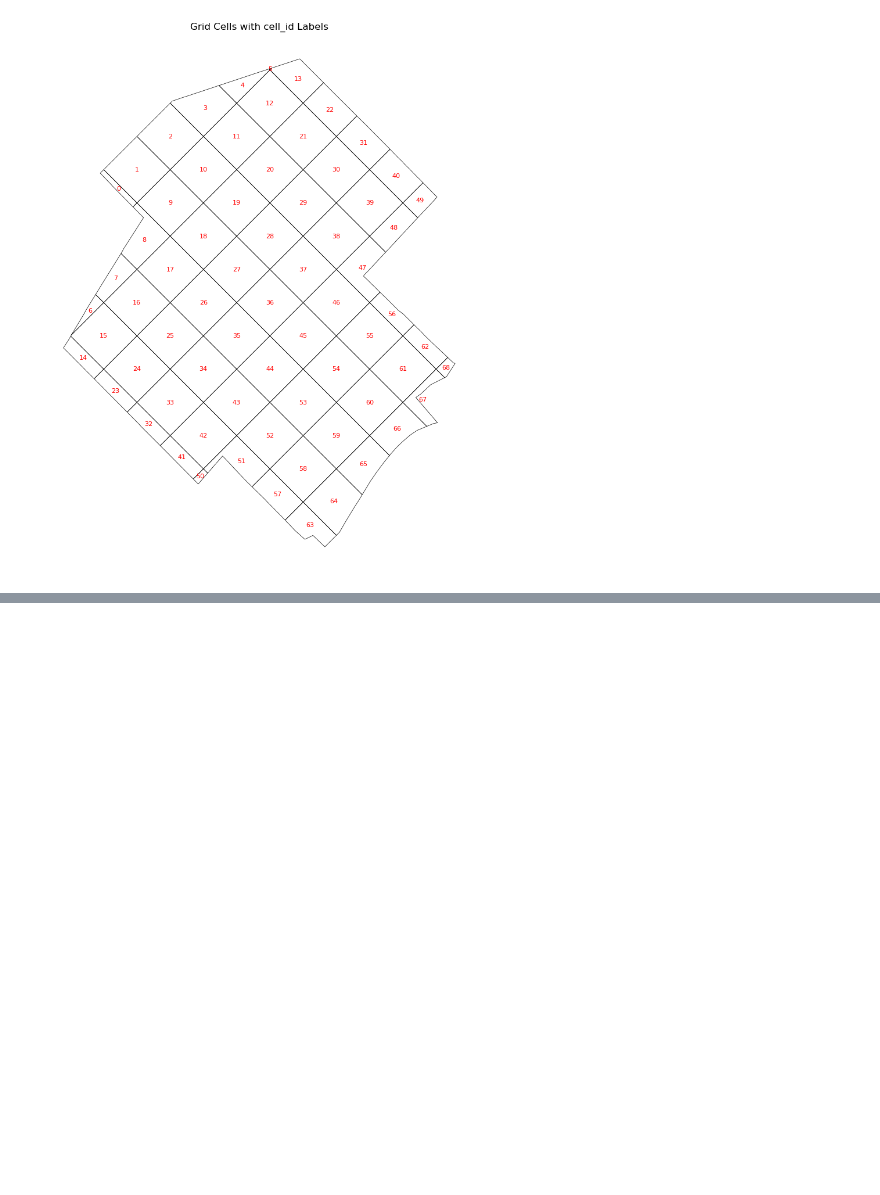
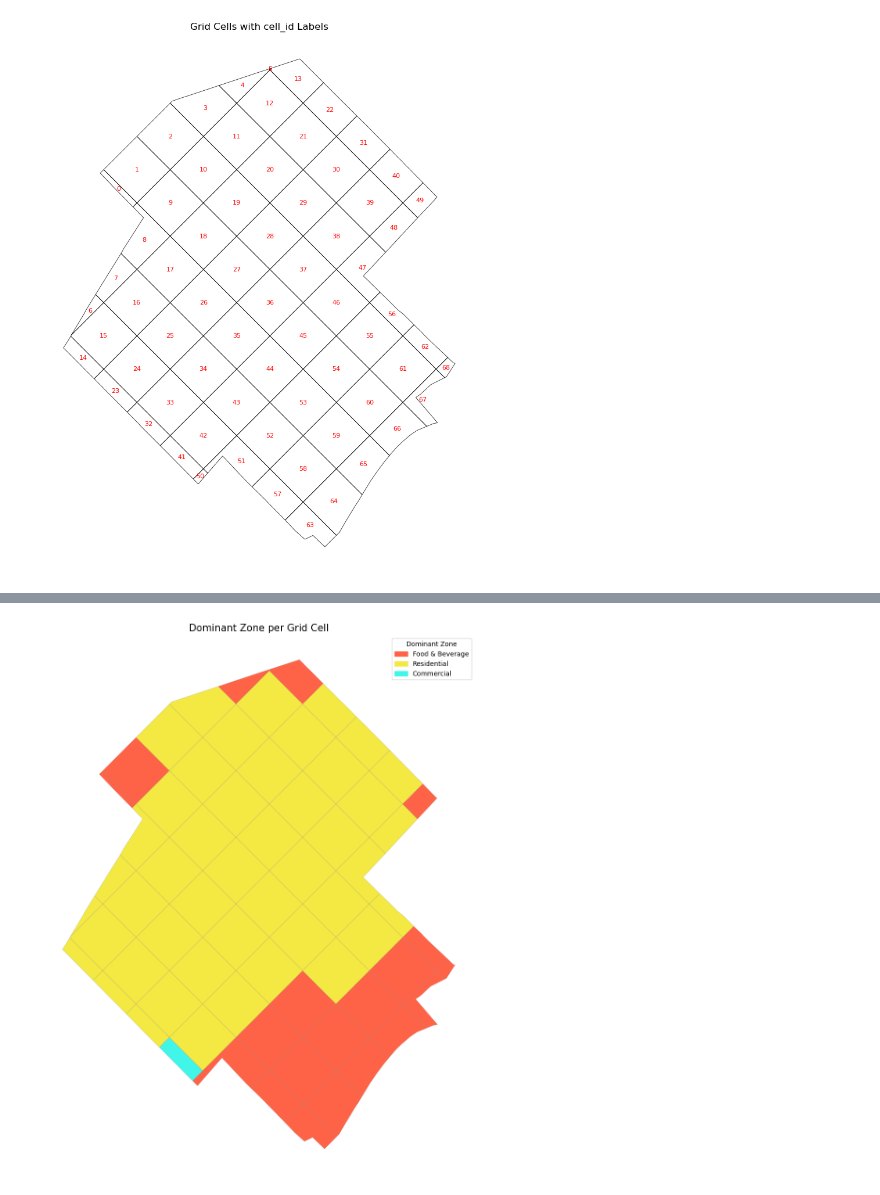
Before and after one commit to sahilyousafp/AEC_HACKATHON_BIG, a Jupyter notebook: OSM_data.ipynb, the cells around one changed output, grey strips where cells are left out. Saved outputs shown, nothing was run; the diff lists cells and outputs as text; code cells hidden in the pictures; blank space fills up the shorter version.

```diff
--- a/OSM_data.ipynb
+++ b/OSM_data.ipynb
@@ -570,0 +535,37 @@ plt.show()
+# %%
+import matplotlib.pyplot as plt
+import matplotlib.patches as mpatches
+
+def plot_dominant_zones(zoned_grid, category_info, boundary=None, title="Dominant Zone per Grid Cell"):
+    fig, ax = plt.subplots(figsize=(12, 12))
+
+    if boundary is not None:
+        boundary.to_crs(zoned_grid.crs).plot(ax=ax, facecolor="white", edgecolor="black", linewidth=1)
+
+    zoned_grid.plot(ax=ax, facecolor=zoned_grid["color"], edgecolor="gray", linewidth=0.2)
+
+    legend_patches = [
+        mpatches.Patch(color=info["color"], label=info["label"])
+        for info in category_info.values()
+    ]
+    ax.legend(handles=legend_patches, loc="upper right", title="Dominant Zone", frameon=True)
+    ax.set_title(title, fontsize=15)
+    ax.axis("off")
+    plt.tight_layout()
+    plt.show()
+# %%
+import matplotlib.pyplot as plt
+import matplotlib.patches as mpatches
+
+def plot_dominant_zones(zoned_grid, category_info, title="Dominant Zone per Grid Cell"):
+    fig, ax = plt.subplots(figsize=(12, 12))
+    zoned_grid.plot(ax=ax, facecolor=zoned_grid['color'], edgecolor='gray', linewidth=0.2)
+
+    legend_patches = [
+        mpatches.Patch(color=info["color"], label=info["label"]) for info in category_info.values()
+    ]
+    ax.legend(handles=legend_patches, loc="upper right", title="Zone Type", frameon=True)
+    ax.set_title(title, fontsize=16)
+    ax.axis("off")
+    plt.tight_layout()
+    plt.show()
@@ -570,0 +578,10 @@ plt.show()
+# %%
+builder = CityGridMetadataBuilder(grid, year=2025)
+builder.prepare_pois(poi_dfs)
+builder.classify_dominant_zone(poi_dfs, CATEGORY_INFO)
+builder.add_street_length(streets_gdf)
+builder.add_building_count(buildings_gdf)
+zoned_grid = builder.get_grid_with_metadata()
+plot_dominant_zones(zoned_grid, CATEGORY_INFO)
+# %% [output]
+[figure, added]
```
Also changed, not shown: parts of 11 cells of this notebook, 7 other files.
